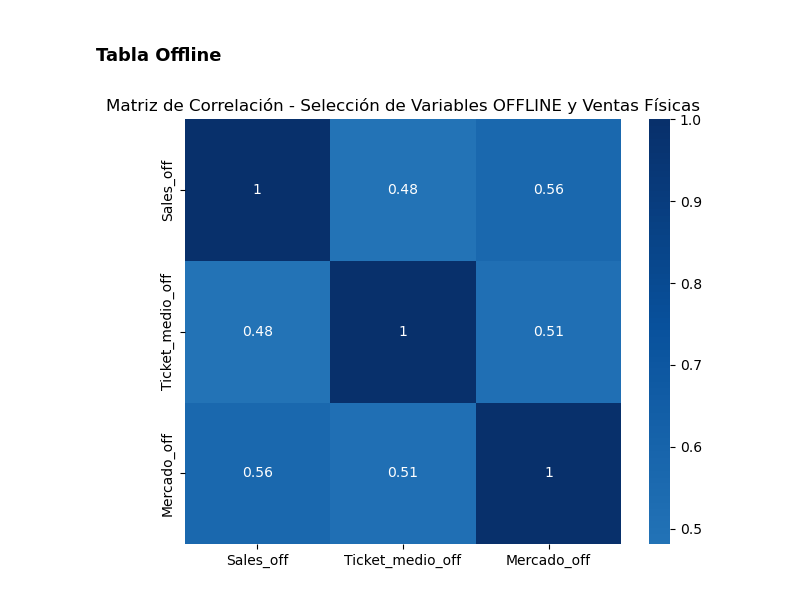
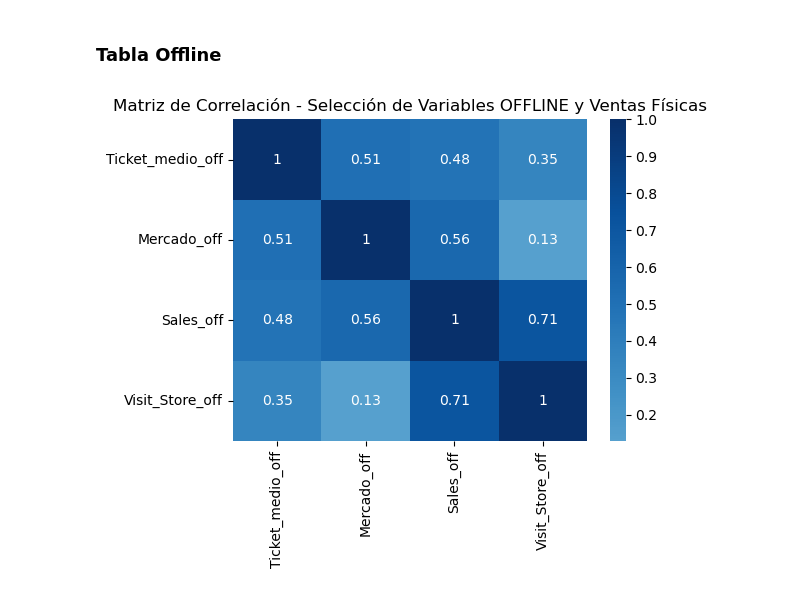
Before and after one commit to martinagg7/ia_MMM, a Jupyter notebook: notebooks/02_MMM.ipynb, the cells around one changed output. Saved outputs shown, nothing was run; the diff lists cells and outputs as text; code cells hidden in the pictures.

```diff
--- a/notebooks/02_MMM.ipynb
+++ b/notebooks/02_MMM.ipynb
@@ -54,12 +53,8 @@ Se han generado las siguientes métricas a partir de la tabla de inversión mens
 # %%
 inversion_online = df_inv['INTERNET'] + df_inv['PlataformasVideo']
 
-
-inversion_offline = (
-    df_inv['CINE'] + df_inv['EXTERIOR'] + df_inv['PRENSA'] +
-    df_inv['RADIO'] + df_inv['REVISTAS']+df_inv['PRODUCCION'] + df_inv['VARIOS']
-)
-
+inversion_offline = (df_inv['CINE'] + df_inv['EXTERIOR'] + df_inv['PRENSA'] +
+                    df_inv['RADIO'] + df_inv['REVISTAS']+df_inv['PRODUCCION'] + df_inv['VARIOS'])
 
 df_inv['Inversion_Online'] = inversion_online
 df_inv['Inversion_Offline'] = inversion_offline
@@ -82,10 +77,14 @@ df_merge = df_merge.merge(df_time, on='ID_Date')
 df_merge = df_merge.merge(df_visit, on='ID_Date')
 df_merge = df_merge.sort_values('ID_Date')
 
-# Calculamos el delay de compras
+# Delay de compras
 df_merge['Sales_1_ago'] = df_merge['Sales_off'].shift(1) # 1 mes atras
 df_merge['Sales_2_ago'] = df_merge['Sales_off'].shift(2) # 2 meses atras
-df_merge['Web_Visitors_1_ago']=df_merge['Unique_visitors'].shift(1)
+# Delay Tráfico
+df_merge['Visit_Store_1_ago']=df_merge['Visit_Store_off'].shift(1)
+df_merge['Visit_Store_2_ago']=df_merge['Visit_Store_off'].shift(1)
+# Variables Pasadas
+df_merge['Unique_visitors_1_ago']=df_merge['Unique_visitors'].shift(1)
 # %% [markdown]
 *Nota*:Para los primeros dos meses deconcoemos los visitantes previos pero los dejamos como NaN para que lo gestione el modelo.
 # %%
@@ -256,17 +229,17 @@ plt.show()
 # %% [markdown]
 ### Tabla Offline
 # %%
-
-cols_selected = ['Sales_off', 'Ticket_medio_off', 'Mercado_off']
+# Solo seleccionamos Ticket_Medio y Mercado porque el resto están correlacionadas con Sales
+cols_selected = [ 'Ticket_medio_off', 'Mercado_off','Sales_off','Visit_Store_off']
 
 df_selected_corr = df_merge[cols_selected]
 corr_selected = df_selected_corr.corr(numeric_only=True)
 
-# Generar el heatmap
+
 plt.figure(figsize=(6, 5))
 sns.heatmap(corr_selected, annot=True, cmap='Blues', center=0)
 plt.title("Matriz de Correlación - Selección de Variables OFFLINE y Ventas Físicas")
 plt.tight_layout()
 plt.show()
 # %% [output]
-[figure, old version]
+[figure, new version]
```
Also changed, not shown: parts of 23 cells of this notebook, 1 other file.
